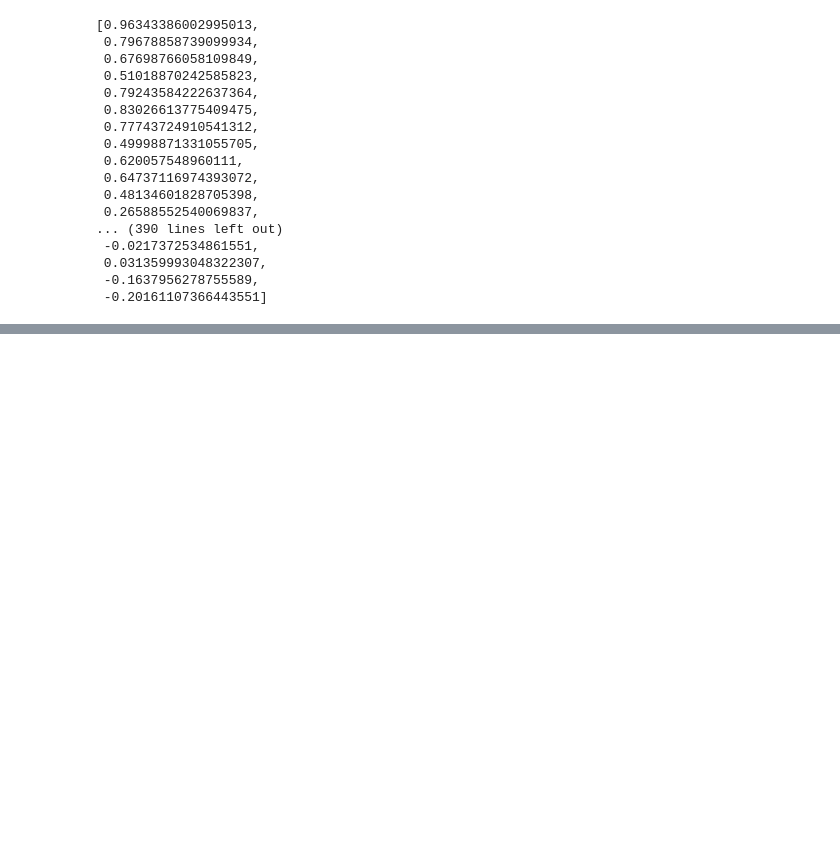
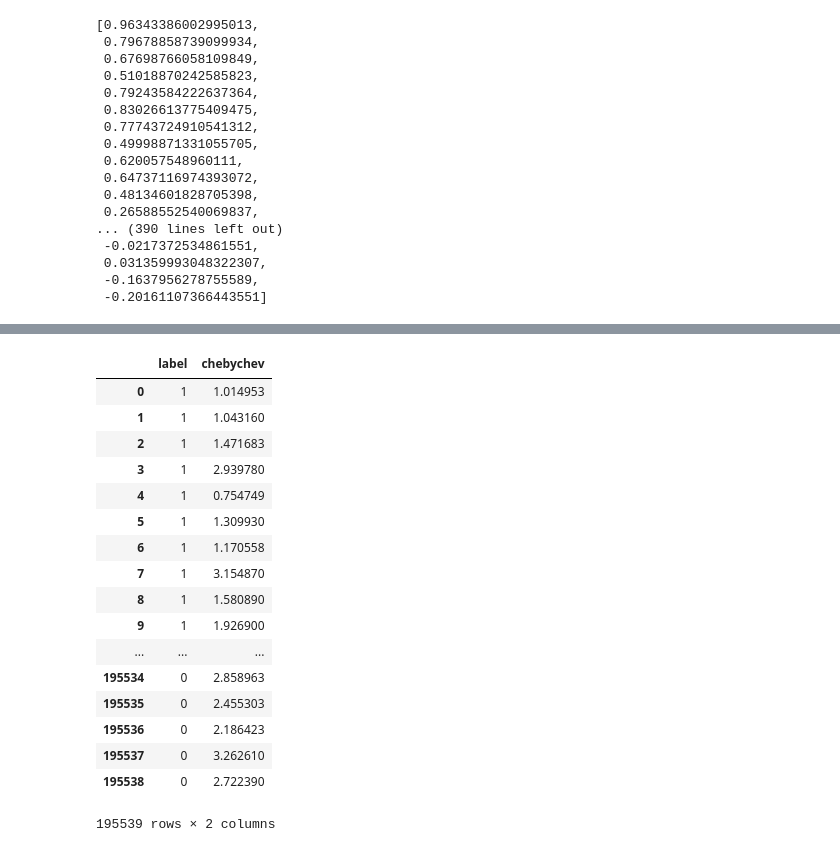
Before and after one commit to dlebron12/LLNL-2017-Hackathon, a Jupyter notebook: w2v.ipynb, the cells around one changed output, grey strips where cells are left out. Saved outputs shown, nothing was run; the diff lists cells and outputs as text; code cells hidden in the pictures; blank space fills up the shorter version.

Commit message:
Calculates n-gram distances

```diff
--- a/w2v.ipynb
+++ b/w2v.ipynb
@@ -109,2 +119,51 @@ distributions
 # %%
 distributions.to_csv("similarity_distributions.tsv", sep = "\t", index = False)
+# %%
+# modified from: https://docs.python.org/release/2.3.5/lib/itertools-example.html
+def window(seq, n=2):
+    "Returns a sliding window (of width n) over data from the iterable"
+    "   s -> (s0,s1,...s[n-1]), (s1,s2,...,sn), ...                   "
+    itr = iter(seq)
+    result = tuple(it.islice(itr, n))
+    if len(result) == n:
+        yield result
+    for elem in itr:
+        result = result[1:] + (elem,)
+        yield result
+
+def words_pairwise_distance(model, wtuple):
+    ngram1 = wtuple[0]
+    ngram2 = wtuple[1]
+    return sc.spatial.distance.chebyshev(np.add.reduce([model[w] for w in ngram1]), np.add.reduce([model[w] for w in ngram2]))
+
+def questions_windowed_distance(model, q1, q2, n = 3):
+    ws1 = trim_vocab(model, q1)
+    ws2 = trim_vocab(model, q2)
+    ww1 = window(ws1, n = n)
+    ww2 = window(ws2, n = n)
+    return (words_pairwise_distance(model, wtuple) for wtuple in it.product(ww1, ww2))
+# %%
+true_sims = it.chain(*csv[csv["label"] == 1].sample(1000).apply(lambda row: questions_windowed_distance(wgmodel, row['q1'], row['q2'], n = 9), axis = 1))
+false_sims = it.chain(*csv[csv["label"] == 0].sample(1000).apply(lambda row: questions_windowed_distance(wgmodel, row['q1'], row['q2'], n = 9), axis = 1))
+window_dists = pd.DataFrame.from_records(it.chain(((1, s) for s in true_sims), ((0, s) for s in false_sims)), columns=["label", "chebychev"])
+# %%
+window_dists
+# %% [output]
+|  | label | chebychev |
+| 0 | 1 | 1.014953 |
+| 1 | 1 | 1.043160 |
+| 2 | 1 | 1.471683 |
+| 3 | 1 | 2.939780 |
+| 4 | 1 | 0.754749 |
+| 5 | 1 | 1.309930 |
+| 6 | 1 | 1.170558 |
+| 7 | 1 | 3.154870 |
+| 8 | 1 | 1.580890 |
+| 9 | 1 | 1.926900 |
+| ... | ... | ... |
+| 195534 | 0 | 2.858963 |
+| 195535 | 0 | 2.455303 |
+| 195536 | 0 | 2.186423 |
+| 195537 | 0 | 3.262610 |
+| 195538 | 0 | 2.722390 |
+195539 rows × 2 columns
```
Also changed, not shown: parts of 8 cells of this notebook.
